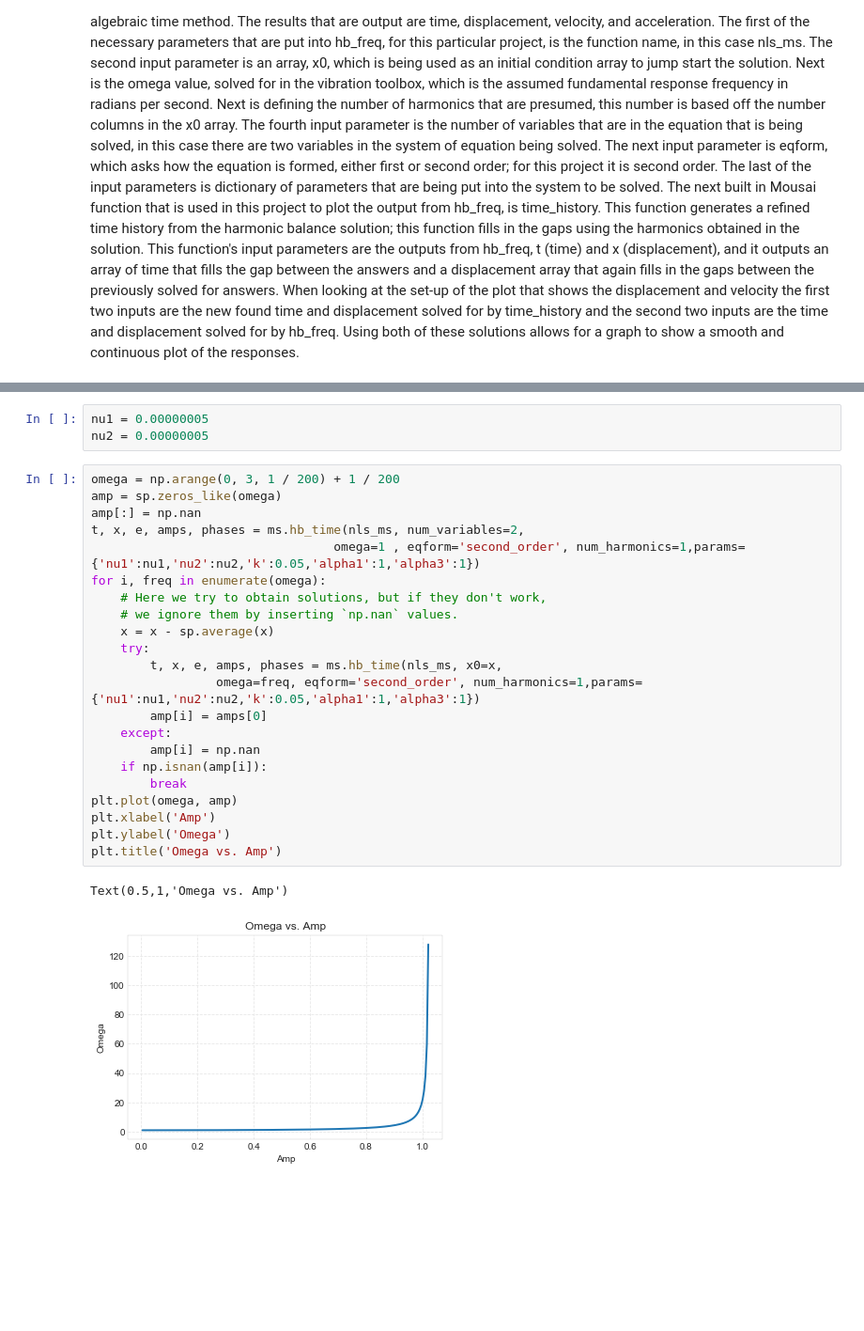
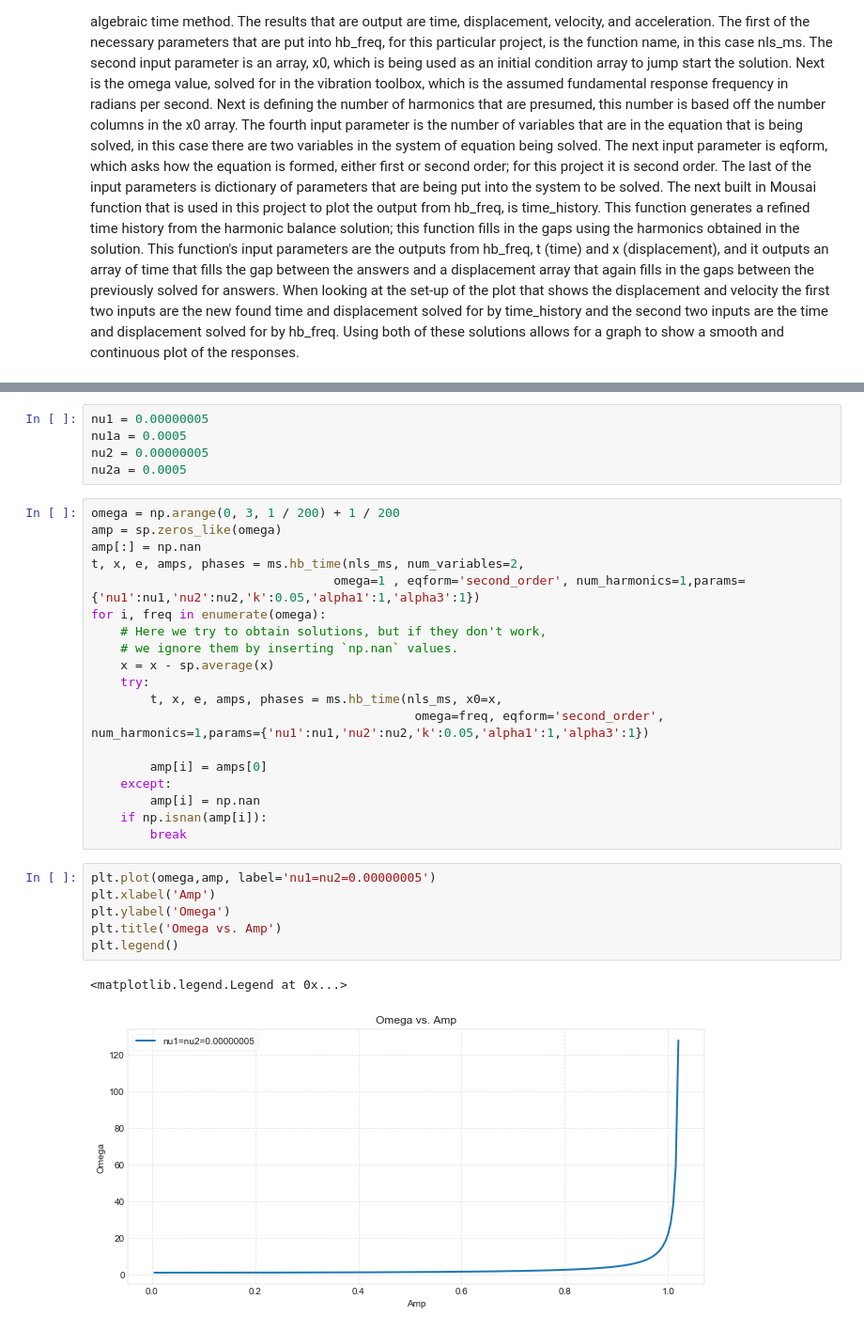
Before and after one commit to w320alm/Non_Linear_System_with_Mousai, a Jupyter notebook: NLSMousai.ipynb, the cells around one changed output, grey strips where cells are left out. Shown at 94% size. Cells and saved outputs as stored; diff of their text form; blank space fills up the shorter version.

```diff
--- a/NLSMousai.ipynb
+++ b/NLSMousai.ipynb
@@ -110,6 +109,8 @@ plt.grid(True)
 # %%
 nu1 = 0.00000005
+nu1a = 0.0005
 nu2 = 0.00000005
+nu2a = 0.0005
 # %%
 omega = np.arange(0, 3, 1 / 200) + 1 / 200
 amp = sp.zeros_like(omega)
@@ -122,17 +123,20 @@ for i, freq in enumerate(omega):
     x = x - sp.average(x)
     try:
         t, x, e, amps, phases = ms.hb_time(nls_ms, x0=x,
-                 omega=freq, eqform='second_order', num_harmonics=1,params={'nu1':nu1,'nu2':nu2,'k':0.05,'alpha1':1,'alpha3':1})
+                                            omega=freq, eqform='second_order', num_harmonics=1,params={'nu1':nu1,'nu2':nu2,'k':0.05,'alpha1':1,'alpha3':1})
+
         amp[i] = amps[0]
     except:
         amp[i] = np.nan
     if np.isnan(amp[i]):
         break
-plt.plot(omega, amp)
-plt.xlabel('Amp')
-plt.ylabel('Omega')
-plt.title('Omega vs. Amp')
-# %% [output]
-Text(0.5,1,'Omega vs. Amp')
-[figure, removed]
+# %%
+plt.plot(omega,amp, label='nu1=nu2=0.00000005')
+plt.xlabel('Amp')
+plt.ylabel('Omega')
+plt.title('Omega vs. Amp')
+plt.legend()
+# %% [output]
+<matplotlib.legend.Legend at 0x...>
+[figure, added]
 # %%
```
Also changed, not shown: parts of 7 cells of this notebook.
